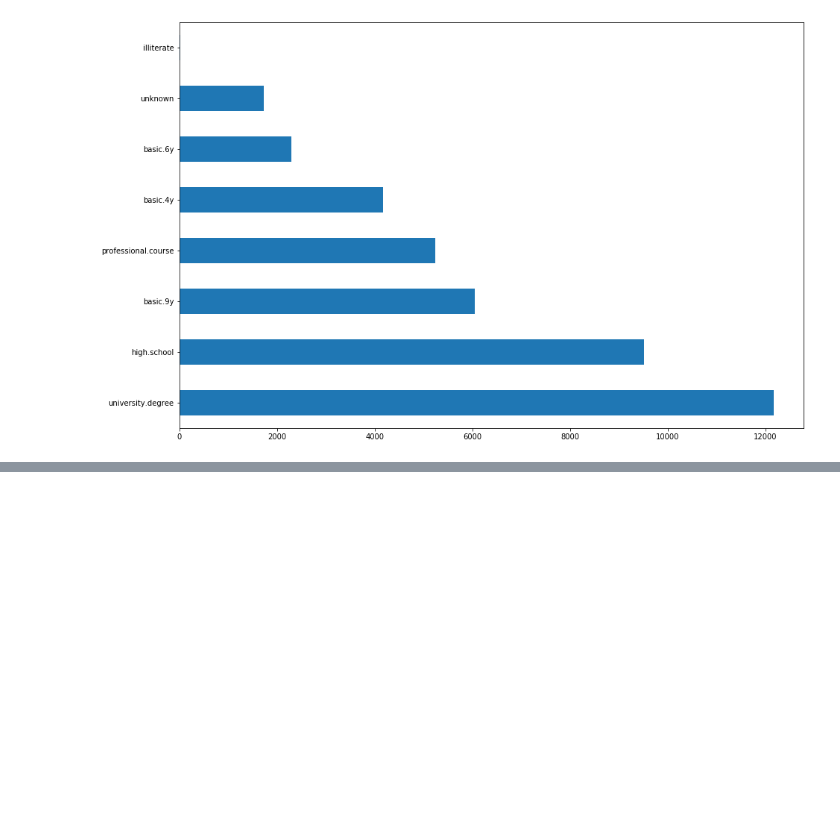
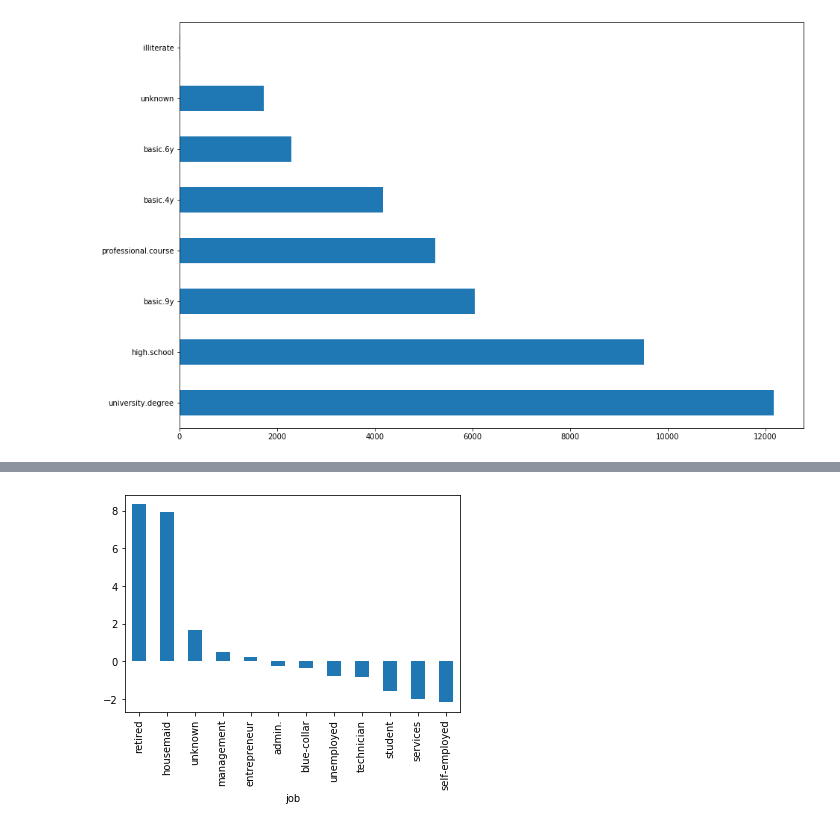
Before and after one commit to YoungJae-Hur/Data-science, a Jupyter notebook: project-marketing/8. client data analysis.ipynb, the cells around one changed output, grey strips where cells are left out. Saved outputs shown, nothing was run; the diff lists cells and outputs as text; code cells hidden in the pictures; blank space fills up the shorter version.

```diff
--- a/project-marketing/8. client data analysis.ipynb
+++ b/project-marketing/8. client data analysis.ipynb
@@ -429,0 +611,3 @@ plt.show()
+# %%
+pivot = pd.pivot_table(df, values='age', index='y', columns='job', aggfunc='mean')
+pivot
@@ -429,0 +637,2 @@ plt.show()
+# %%
+pivot.loc['diff']=pivot.loc['yes']-pivot.loc['no']
@@ -429,0 +647,6 @@ plt.show()
+# %%
+#descending sort order by diff
+# sort_values() - default : ascending sort by row
+# axis= 1, ascending = False : descending sort by column
+result = pivot.sort_values('diff', axis=1, ascending=False)
+result
@@ -429,0 +659,6 @@ plt.show()
+# %%
+# result diff row visualization
+result.loc['diff'].plot.bar()
+plt.show()
+# %% [output]
+[figure, added]
```
Also changed, not shown: parts of 30 cells of this notebook.
